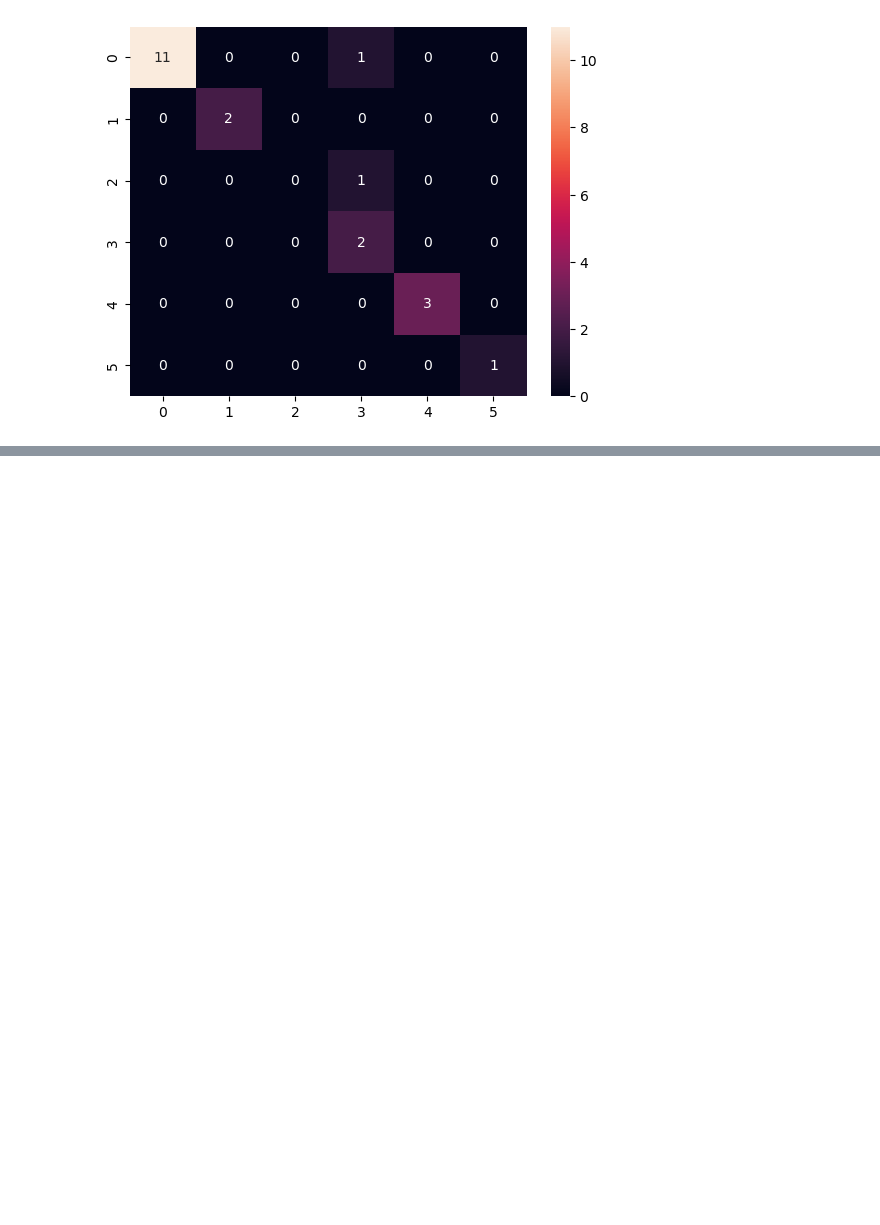
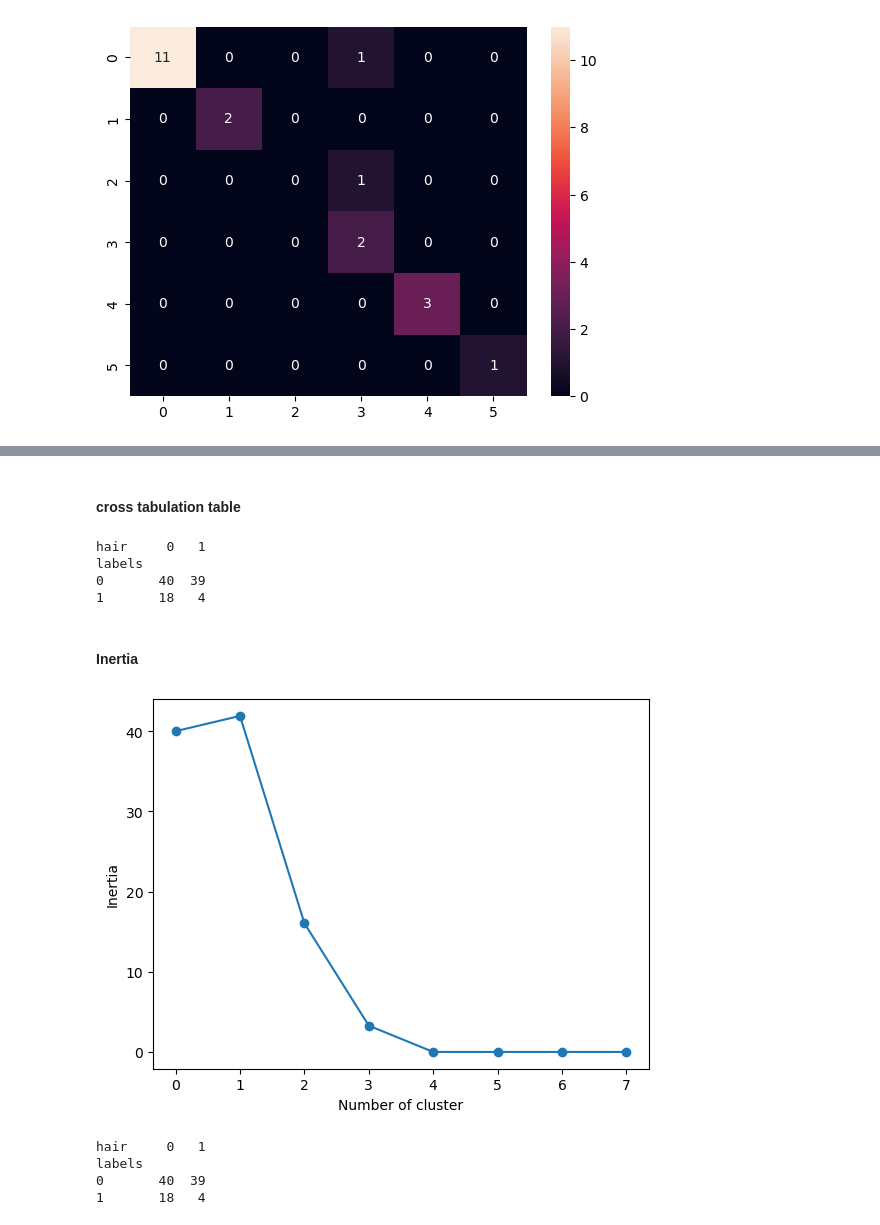
Before and after one commit to KunalDoshi-Code/Data_Science_Assignments, a Jupyter notebook: Assignments/13-KNN/knn-classify-the-animals-in-to-categories.ipynb, the cells around one changed output, grey strips where cells are left out. Cells and saved outputs as stored; diff of their text form; code cells hidden in the pictures; blank space fills up the shorter version.

```diff
--- a/Assignments/13-KNN/knn-classify-the-animals-in-to-categories.ipynb
+++ b/Assignments/13-KNN/knn-classify-the-animals-in-to-categories.ipynb
@@ -150,0 +209,25 @@ sns.heatmap(conf_matrix, annot=True, fmt='g')
+# %% [markdown]
+#### **cross tabulation table**
+# %%
+ df = pd.DataFrame({'labels':labels,"hair":data['hair']})
+ct = pd.crosstab(df['labels'],df['hair'])
+print(ct)
+# %% [output]
+hair     0   1
+labels
+0       40  39
+1       18   4
+# %% [markdown]
+#### **Inertia**
+# %%
+inertia_list = np.empty(8)
+for i in range(1,8):
+    kmeans = KMeans(n_clusters=i)
+    kmeans.fit(df)
+    inertia_list[i] = kmeans.inertia_
+plt.plot(range(0,8),inertia_list,'-o')
+plt.xlabel('Number of cluster')
+plt.ylabel('Inertia')
+plt.show()
+# %% [output]
+[figure, added]
@@ -150,0 +236,16 @@ sns.heatmap(conf_matrix, annot=True, fmt='g')
+# %%
+from sklearn.preprocessing import StandardScaler
+from sklearn.pipeline import make_pipeline
+scalar = StandardScaler()
+kmeans = KMeans(n_clusters = 2)
+pipe = make_pipeline(scalar,kmeans)
+pipe.fit(df2)
+labels = pipe.predict(df2)
+df = pd.DataFrame({'labels':labels,"hair":df['hair']})
+ct = pd.crosstab(df['labels'],df['hair'])
+print(ct)
+# %% [output]
+hair     0   1
+labels
+0       40  39
+1       18   4
```
Also changed, not shown: parts of 7 cells of this notebook.
